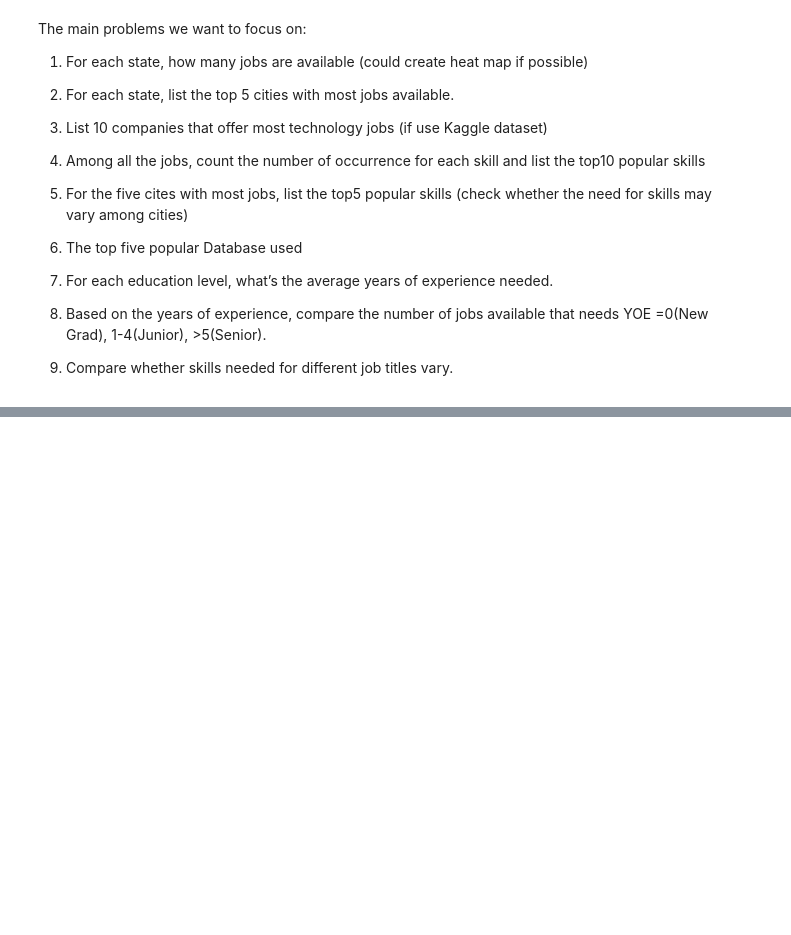
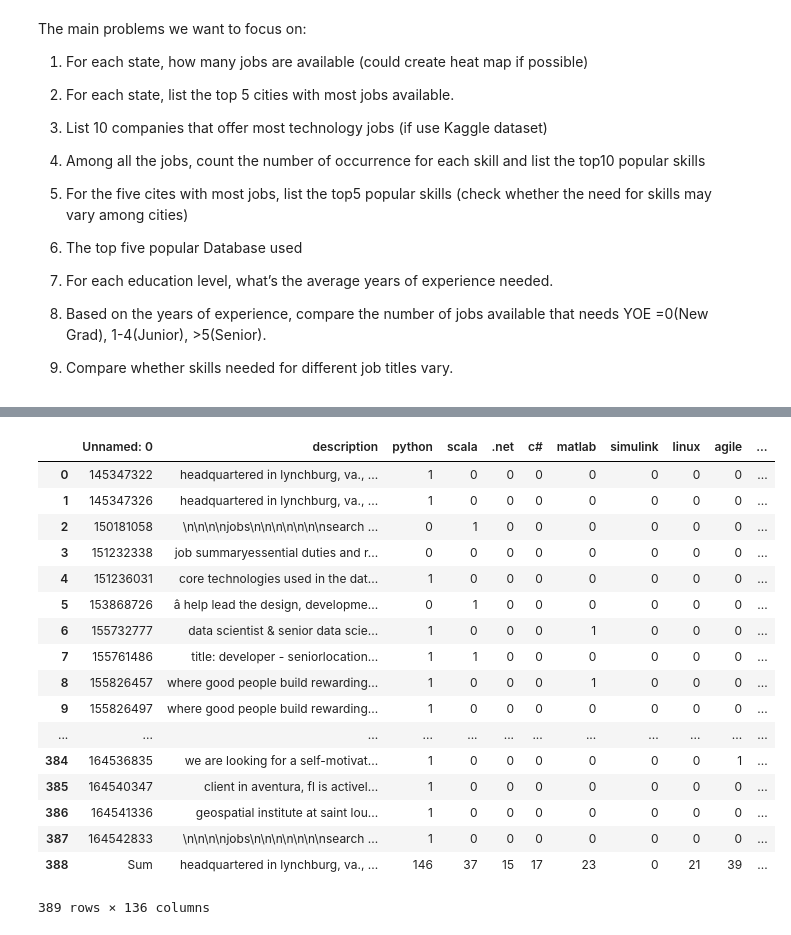
Before and after one commit to Leona-Hu/Skill-Finder, a Jupyter notebook: Skill_Finder_Analysis.ipynb, the cells around one changed output, grey strips where cells are left out. Cells and saved outputs as stored; diff of their text form; code cells hidden in the pictures; blank space fills up the shorter version.

```diff
--- a/Skill_Finder_Analysis.ipynb
+++ b/Skill_Finder_Analysis.ipynb
@@ -28,0 +55,21 @@ DSio = 'DataScientistData/outputDataScientist.xlsx'
+# %%
+ds_data
+# %% [output]
+|  | Unnamed: 0 | description | python | scala | .net | c# | matlab | simulink | linux | agile | ... |
+| 0 | 145347322 | headquartered in lynchburg, va., ... | 1 | 0 | 0 | 0 | 0 | 0 | 0 | 0 | ... |
+| 1 | 145347326 | headquartered in lynchburg, va., ... | 1 | 0 | 0 | 0 | 0 | 0 | 0 | 0 | ... |
+| 2 | 150181058 | \n\n\n\njobs\n\n\n\n\n\n\nsearch ... | 0 | 1 | 0 | 0 | 0 | 0 | 0 | 0 | ... |
+| 3 | 151232338 | job summaryessential duties and r... | 0 | 0 | 0 | 0 | 0 | 0 | 0 | 0 | ... |
+| 4 | 151236031 | core technologies used in the dat... | 1 | 0 | 0 | 0 | 0 | 0 | 0 | 0 | ... |
+| 5 | 153868726 | â help lead the design, developme... | 0 | 1 | 0 | 0 | 0 | 0 | 0 | 0 | ... |
+| 6 | 155732777 | data scientist & senior data scie... | 1 | 0 | 0 | 0 | 1 | 0 | 0 | 0 | ... |
+| 7 | 155761486 | title: developer - seniorlocation... | 1 | 1 | 0 | 0 | 0 | 0 | 0 | 0 | ... |
+| 8 | 155826457 | where good people build rewarding... | 1 | 0 | 0 | 0 | 1 | 0 | 0 | 0 | ... |
+| 9 | 155826497 | where good people build rewarding... | 1 | 0 | 0 | 0 | 0 | 0 | 0 | 0 | ... |
+| ... | ... | ... | ... | ... | ... | ... | ... | ... | ... | ... | ... |
+| 384 | 164536835 | we are looking for a self-motivat... | 1 | 0 | 0 | 0 | 0 | 0 | 0 | 1 | ... |
+| 385 | 164540347 | client in aventura, fl is activel... | 1 | 0 | 0 | 0 | 0 | 0 | 0 | 0 | ... |
+| 386 | 164541336 | geospatial institute at saint lou... | 1 | 0 | 0 | 0 | 0 | 0 | 0 | 0 | ... |
+| 387 | 164542833 | \n\n\n\njobs\n\n\n\n\n\n\nsearch ... | 1 | 0 | 0 | 0 | 0 | 0 | 0 | 0 | ... |
+| 388 | Sum | headquartered in lynchburg, va., ... | 146 | 37 | 15 | 17 | 23 | 0 | 21 | 39 | ... |
+389 rows × 136 columns
```
Also changed, not shown: parts of 13 cells of this notebook.
